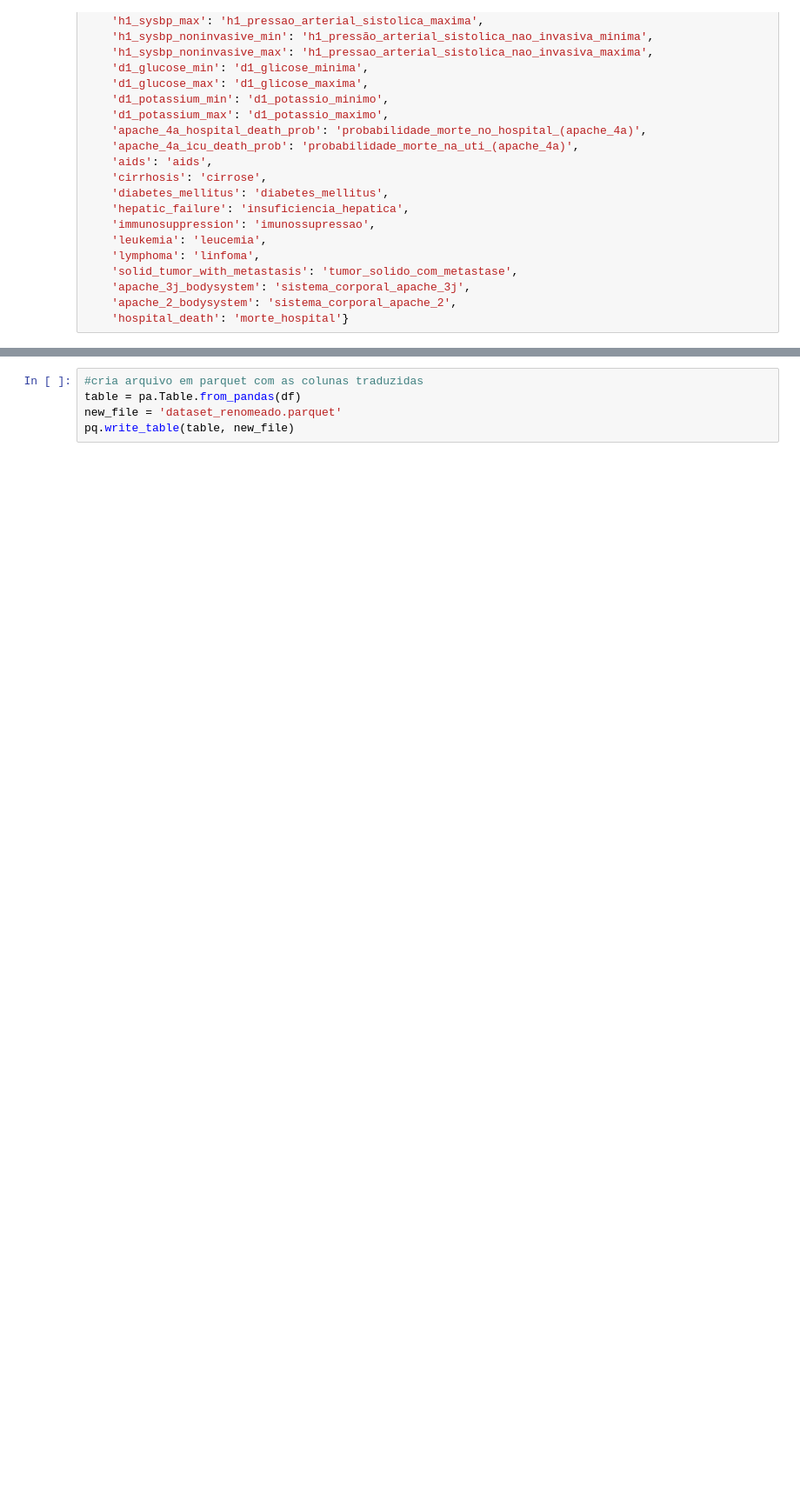
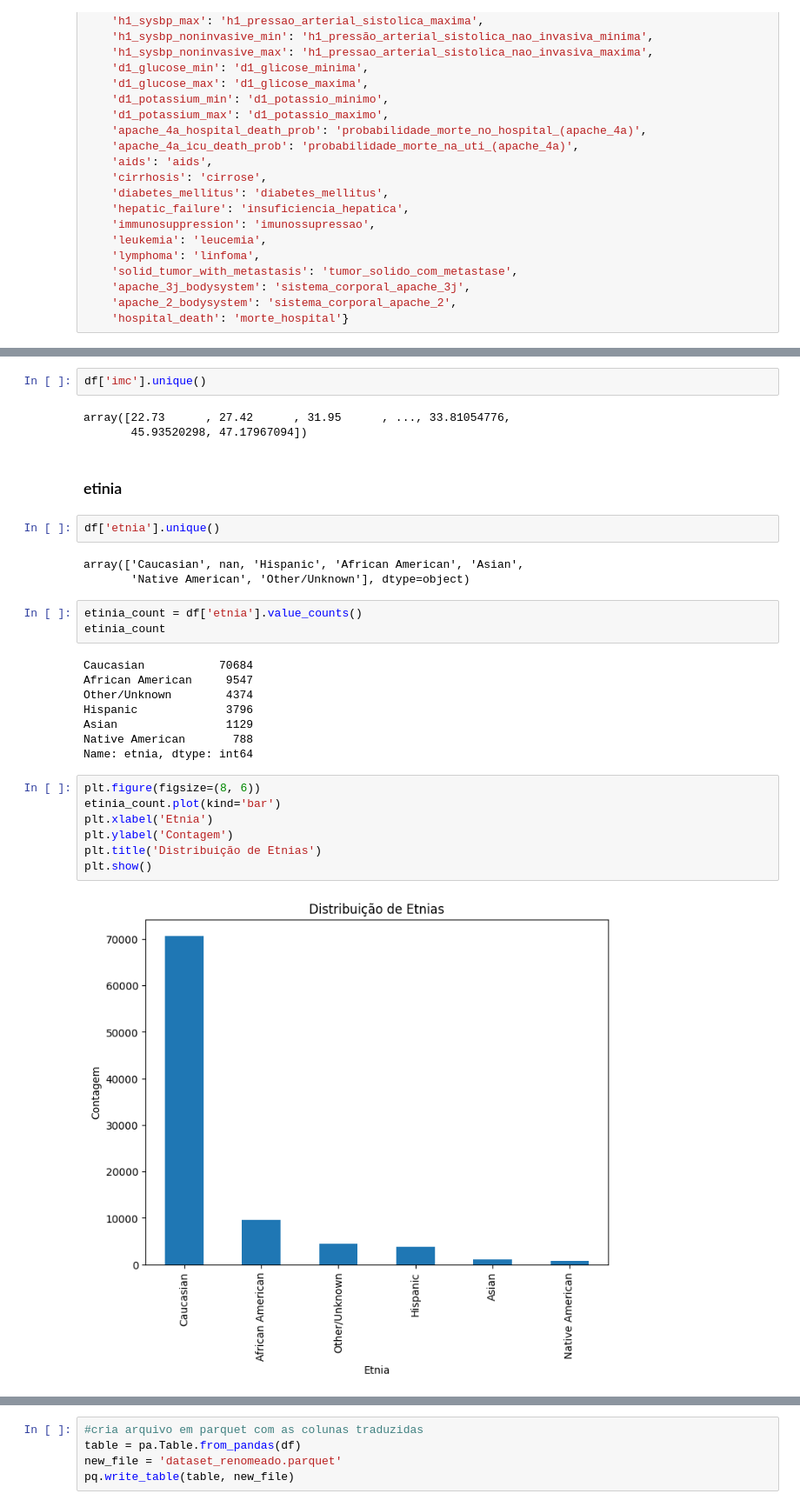
Before and after one commit to uiara/-PISI3_2022.2, a Jupyter notebook: data/analise.ipynb, the cells around one changed output, grey strips where cells are left out. Shown at 87% size. Saved outputs shown, nothing was run; the diff lists cells and outputs as text; blank space fills up the shorter version.

```diff
--- a/data/analise.ipynb
+++ b/data/analise.ipynb
@@ -191,0 +246,32 @@ Index(['id_ncontro', 'id_paciente', 'id_hospital', 'idade', 'imc',
+# %%
+df['imc'].unique()
+# %% [output]
+array([22.73      , 27.42      , 31.95      , ..., 33.81054776,
+       45.93520298, 47.17967094])
+# %% [markdown]
+### etinia
+# %%
+df['etnia'].unique()
+# %% [output]
+array(['Caucasian', nan, 'Hispanic', 'African American', 'Asian',
+       'Native American', 'Other/Unknown'], dtype=object)
+# %%
+etinia_count = df['etnia'].value_counts()
+etinia_count
+# %% [output]
+Caucasian           70684
+African American     9547
+Other/Unknown        4374
+Hispanic             3796
+Asian                1129
+Native American       788
+Name: etnia, dtype: int64
+# %%
+plt.figure(figsize=(8, 6))
+etinia_count.plot(kind='bar')
+plt.xlabel('Etnia')
+plt.ylabel('Contagem')
+plt.title('Distribuição de Etnias')
+plt.show()
+# %% [output]
+[figure, added]
```
Also changed, not shown: parts of 77 cells of this notebook.
